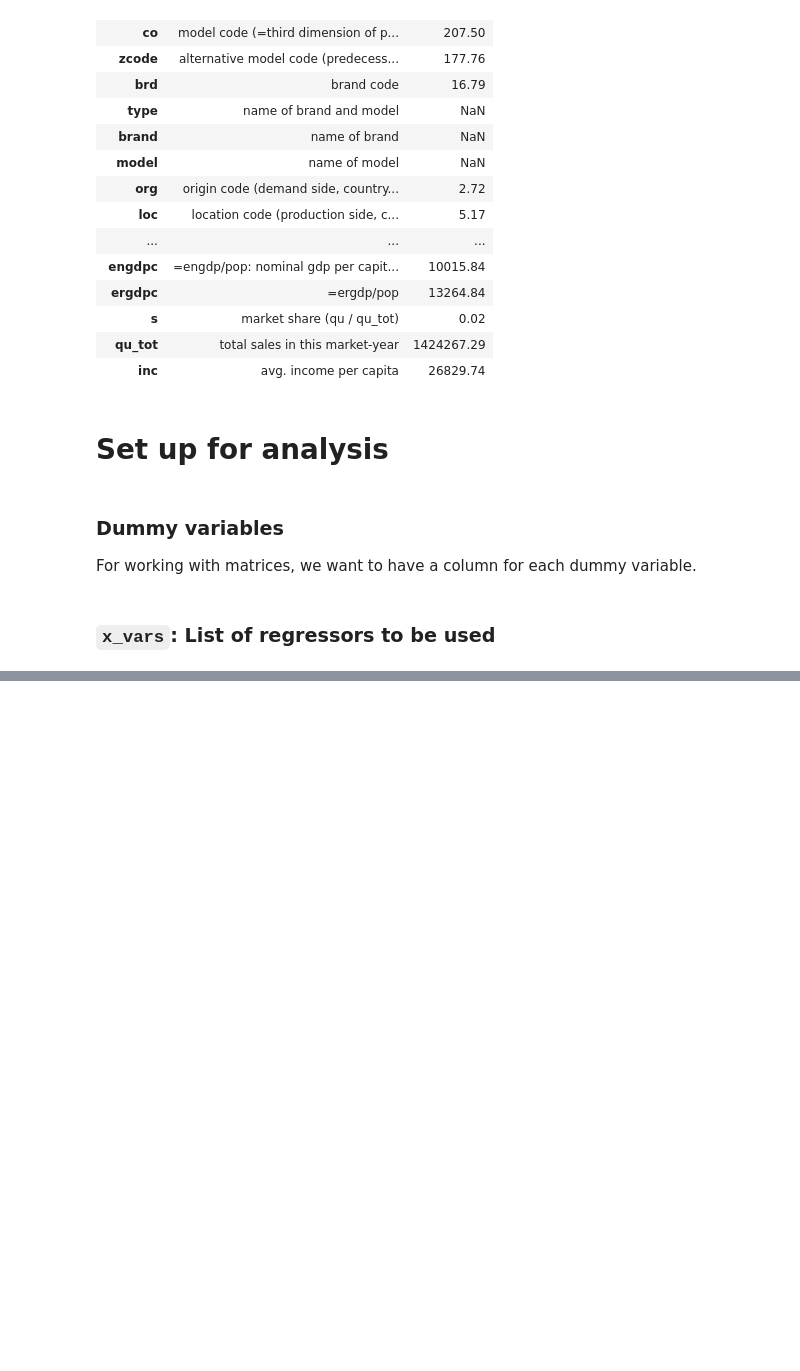
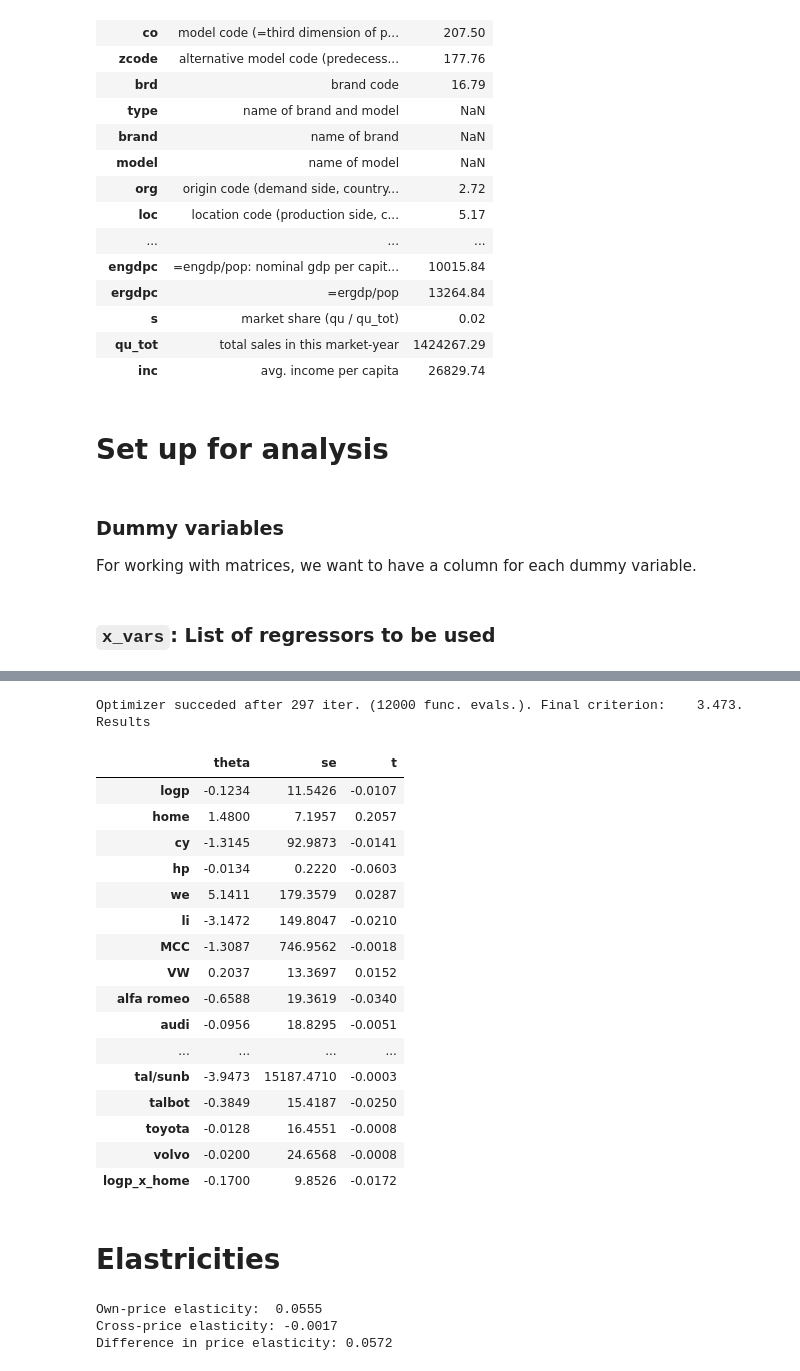
Before and after one commit to juliekrabek123/AME_2023_MCJ, a Jupyter notebook: Project 3/Project_3.ipynb, the cells around one changed output, grey strips where cells are left out. Drawn from its saved outputs; the diff is of its cells as text; code cells hidden in the pictures; blank space fills up the shorter version.

```diff
--- a/Project 3/Project_3.ipynb
+++ b/Project 3/Project_3.ipynb
@@ -187,0 +128,2 @@ array([[0.025, 0.025, 0.025, ..., 0.025, 0.025, 0.025],
+# %%
+x_new = x_new.astype(float)
@@ -187,0 +171,3 @@ array([[0.025, 0.025, 0.025, ..., 0.025, 0.025, 0.025],
+# %%
+# Starting values
+theta0_new = clogit.starting_values(y,x_new)
@@ -187,0 +183,25 @@ array([[0.025, 0.025, 0.025, ..., 0.025, 0.025, 0.025],
+# %%
+# Estimate the model, standard errors, and t-values
+est.print_table(x_vars_new,res_new)
+# %% [output]
+Optimizer succeded after 297 iter. (12000 func. evals.). Final criterion:    3.473.
+Results
+|  | theta | se | t |
+| logp | -0.1234 | 11.5426 | -0.0107 |
+| home | 1.4800 | 7.1957 | 0.2057 |
+| cy | -1.3145 | 92.9873 | -0.0141 |
+| hp | -0.0134 | 0.2220 | -0.0603 |
+| we | 5.1411 | 179.3579 | 0.0287 |
+| li | -3.1472 | 149.8047 | -0.0210 |
+| MCC | -1.3087 | 746.9562 | -0.0018 |
+| VW | 0.2037 | 13.3697 | 0.0152 |
+| alfa romeo | -0.6588 | 19.3619 | -0.0340 |
+| audi | -0.0956 | 18.8295 | -0.0051 |
+| ... | ... | ... | ... |
+| tal/sunb | -3.9473 | 15187.4710 | -0.0003 |
+| talbot | -0.3849 | 15.4187 | -0.0250 |
+| toyota | -0.0128 | 16.4551 | -0.0008 |
+| volvo | -0.0200 | 24.6568 | -0.0008 |
+| logp_x_home | -0.1700 | 9.8526 | -0.0172 |
+# %% [markdown]
+# Elastricities
@@ -187,0 +239,8 @@ array([[0.025, 0.025, 0.025, ..., 0.025, 0.025, 0.025],
+# %%
+print(f'Own-price elasticity:  {np.mean(E_own).round(4)}')
+print(f'Cross-price elasticity: {np.mean(E_cross).round(4)}')
+print(f'Difference in price elasticity: {np.mean(E_own).round(4) - np.mean(E_cross).round(4)}')
+# %% [output]
+Own-price elasticity:  0.0555
+Cross-price elasticity: -0.0017
+Difference in price elasticity: 0.0572
```
Also changed, not shown: parts of 42 cells of this notebook, 1 other file.
